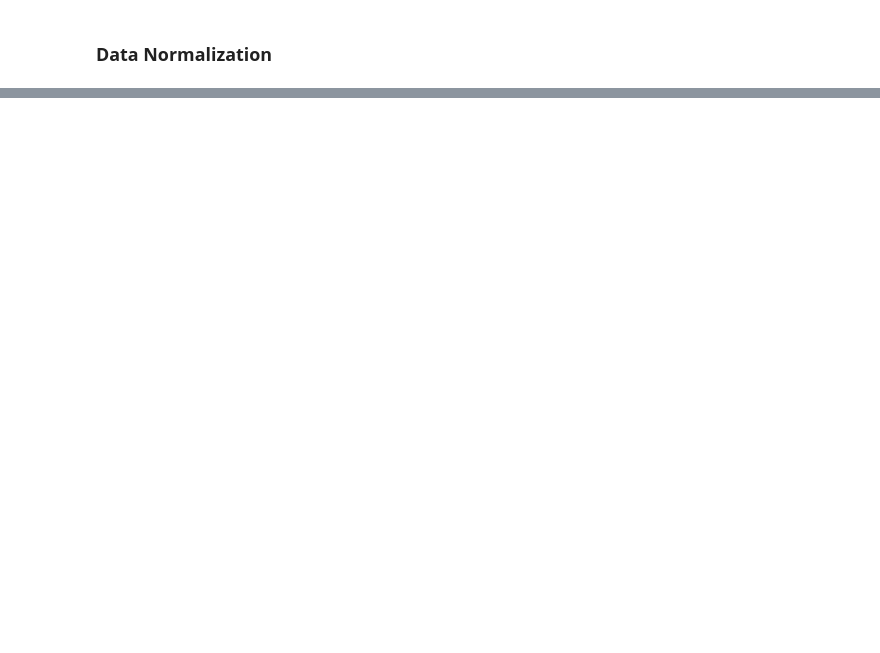
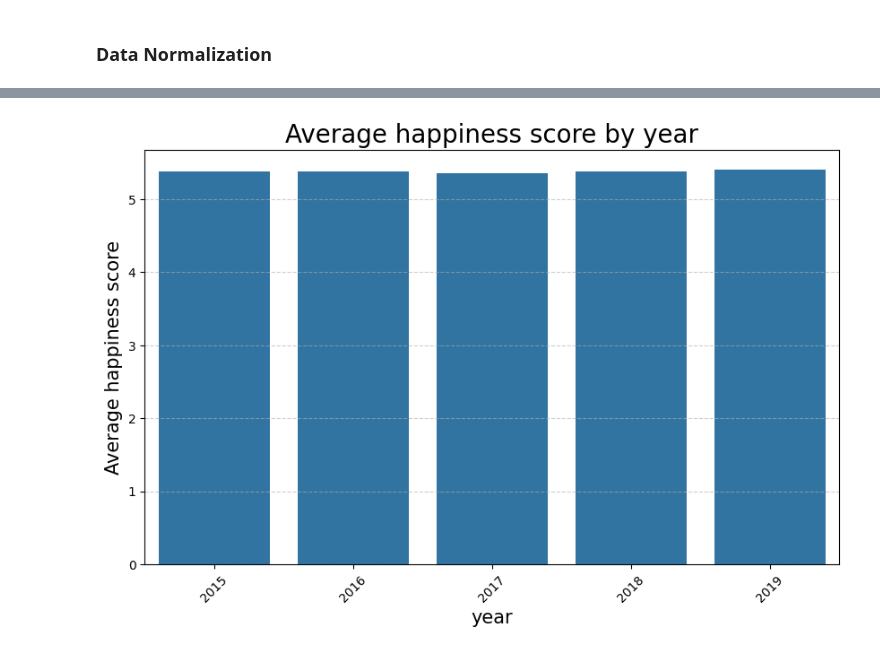
Before and after one commit to KevinMG1601/workshop_3, a Jupyter notebook: notebooks/01_eda.ipynb, the cells around one changed output, grey strips where cells are left out. Saved outputs shown, nothing was run; the diff lists cells and outputs as text; code cells hidden in the pictures; blank space fills up the shorter version.

```diff
--- a/notebooks/01_eda.ipynb
+++ b/notebooks/01_eda.ipynb
@@ -74,0 +323,13 @@ columns_df.head(13)
+# %%
+column_order = [
+    "year",
+    "country",
+    "continent",
+    "happiness_score",
+    "gdp_per_capita",
+    "social_support",
+    "healthy_life_expectancy",
+    "freedom",
+    "corruption",
+    "generosity"
+]
@@ -74,0 +500,13 @@ columns_df.head(13)
+# %%
+avg_happiness_per_year = merged_df.groupby("year", observed=True)["happiness_score"].mean().reset_index()
+
+plt.figure(figsize=(10, 6))
+sns.barplot(data=avg_happiness_per_year, x="year", y="happiness_score")
+plt.title("Average happiness score by year", fontsize=20)
+plt.xlabel("year", fontsize=15)
+plt.ylabel("Average happiness score", fontsize=15)
+plt.xticks(avg_happiness_per_year["year"], rotation=45)
+plt.grid(axis="y", linestyle="--", alpha=0.6)
+plt.show()
+# %% [output]
+[figure, added]
```
Also changed, not shown: parts of 36 cells of this notebook, 16 other files.
